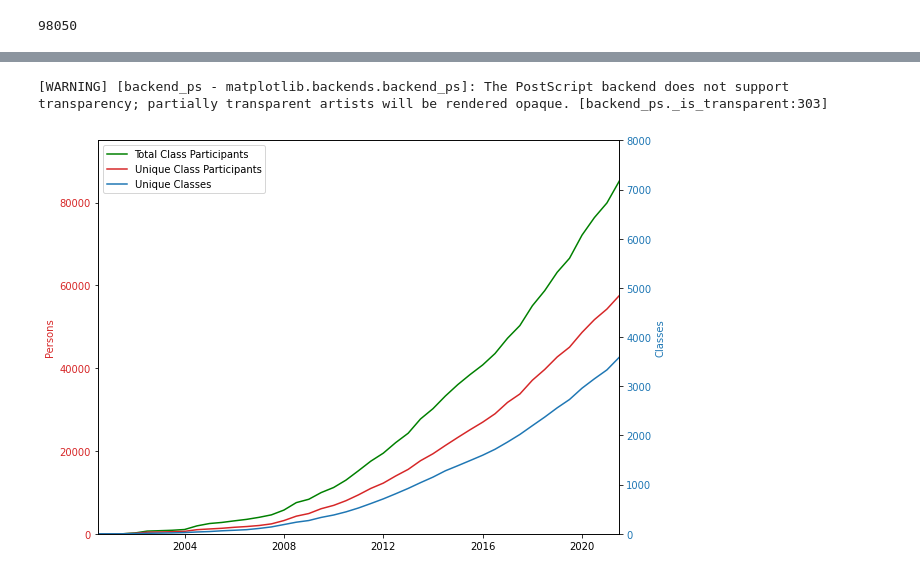
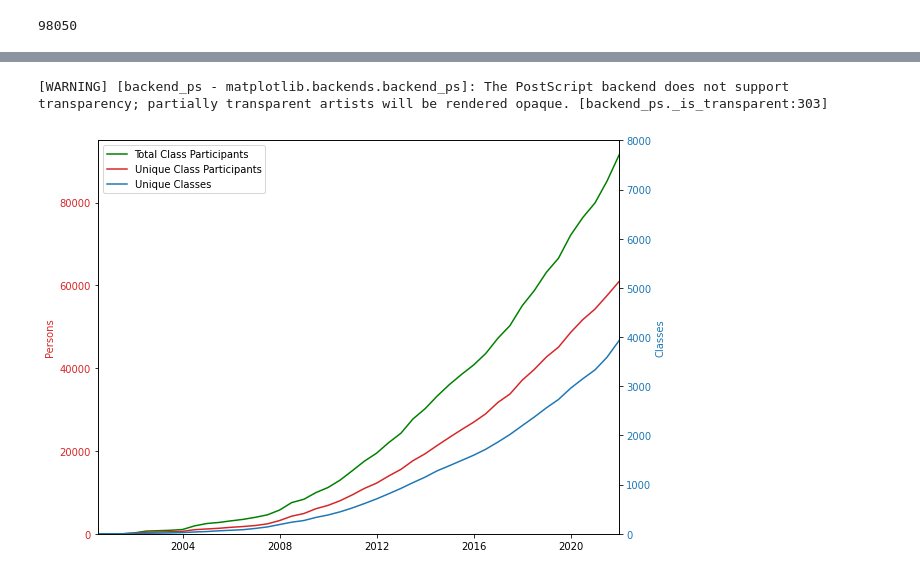
Before and after one commit to saxenap/nanohub, a Jupyter notebook: nanoHUB/pipeline/plotting/classclust_semester_participants.ipynb, the cells around one changed output, grey strips where cells are left out. Cells and saved outputs as stored; diff of their text form; code cells hidden in the pictures.

Commit message:
work on plots

```diff
--- a/nanoHUB/pipeline/plotting/classclust_semester_participants.ipynb
+++ b/nanoHUB/pipeline/plotting/classclust_semester_participants.ipynb
@@ -457,35 +464,35 @@ ax1.tick_params(axis='y', labelcolor=deepcopy(color))
 ax2 = ax1.twinx()  # instantiate a second axes that shares the same x-axis
 
 color = 'tab:blue'
 ax2.set_ylabel('Classes', color=deepcopy(color))  # we already handled the x-label with ax1
 p3, = ax2.plot(months_sems_plot2,cumulative_classes_plot, color=deepcopy(color),label='Unique Classes')
 ax2.tick_params(axis='y', labelcolor=color)
 
 fig.tight_layout()  # otherwise the right y-label is slightly clipped
 
-plt.xlim([datetime.datetime(2000,7,1), datetime.datetime(2021,7,1)])
+plt.xlim([datetime.datetime(2000,7,1), datetime.datetime(2022,1,1)])
 
 ax1.set_ylim([0, 95000])
 ax1.grid(False)
 ax2.set_ylim([0, 8000])
 ax2.grid(False)
 
 # add legend
 plt.legend(handles=[p1,p2,p3],loc=2)
 
 if dev_flag == 'True':
     plt.savefig(cwd+'/plots_local/classclust_semester_cumulative_combined.eps', dpi=1000, bbox_inches='tight')
     plt.savefig(cwd+'/plots_local/classclust_semester_cumulative_combined.pdf', dpi=1000, bbox_inches='tight')
     plt.savefig(cwd+'/plots_local/classclust_semester_cumulative_combined.png', dpi=1000, bbox_inches='tight')
 elif prod_flag == 'True':
     plt.savefig(cwd+'/plots_production/classclust_semester_cumulative_combined.eps', dpi=1000, bbox_inches='tight')
     plt.savefig(cwd+'/plots_production/classclust_semester_cumulative_combined.pdf', dpi=1000, bbox_inches='tight')
     plt.savefig(cwd+'/plots_production/classclust_semester_cumulative_combined.png', dpi=1000, bbox_inches='tight')
 else:
     print('no printing flag is active')
 # %% [output]
 [WARNING] [backend_ps - matplotlib.backends.backend_ps]: The PostScript backend does not support transparency; partially transparent artists will be rendered opaque. [backend_ps._is_transparent:303]
-[figure, old version]
+[figure, new version]
 # %%
 ## create a df and save as csv
 s_df_cumulative = pd.DataFrame()
```
Also changed, not shown: parts of 16 cells of this notebook, 29 other files.
